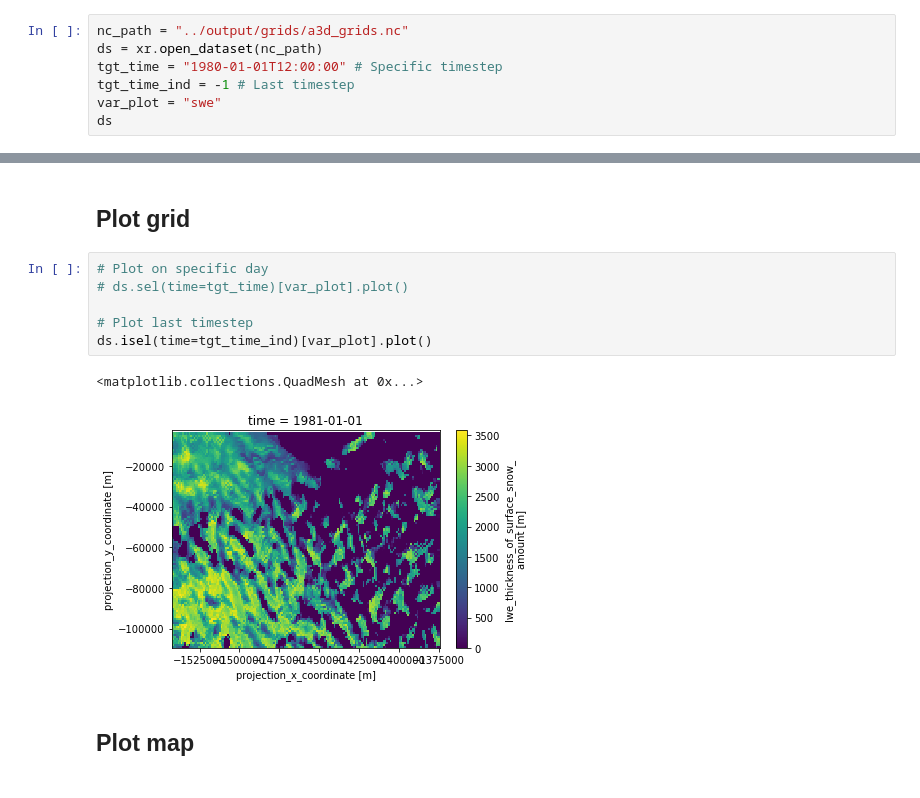
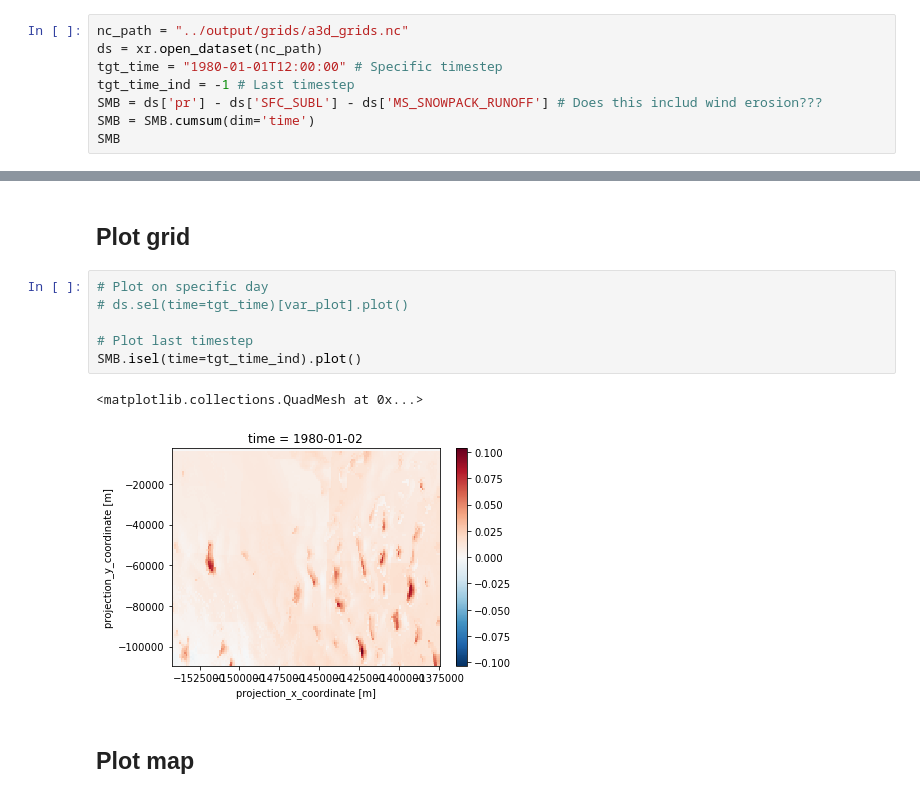
Before and after one commit to EricKeenan/SNOWPACK_WAIS, a Jupyter notebook: analysis/Visualize_A3D_grids.ipynb, the cells around one changed output, grey strips where cells are left out. Drawn from its saved outputs; the diff is of its cells as text.

```diff
--- a/analysis/Visualize_A3D_grids.ipynb
+++ b/analysis/Visualize_A3D_grids.ipynb
@@ -46,6 +47,7 @@ nc_path = "../output/grids/a3d_grids.nc"
 ds = xr.open_dataset(nc_path)
 tgt_time = "1980-01-01T12:00:00" # Specific timestep
 tgt_time_ind = -1 # Last timestep
-var_plot = "swe"
-ds
+SMB = ds['pr'] - ds['SFC_SUBL'] - ds['MS_SNOWPACK_RUNOFF'] # Does this includ wind erosion???
+SMB = SMB.cumsum(dim='time')
+SMB
 # %% [output]
@@ -77,12 +79,12 @@ df_epsg = df.to_crs(epsg='3031')
 # %%
 # Plot on specific day
 # ds.sel(time=tgt_time)[var_plot].plot()
 
 # Plot last timestep
-ds.isel(time=tgt_time_ind)[var_plot].plot()
+SMB.isel(time=tgt_time_ind).plot()
 # %% [output]
 <matplotlib.collections.QuadMesh at 0x...>
-[figure, old version]
+[figure, new version]
 # %% [markdown]
 ## Plot map
 # %%
```
Also changed, not shown: parts of 7 cells of this notebook, 4 other files.
